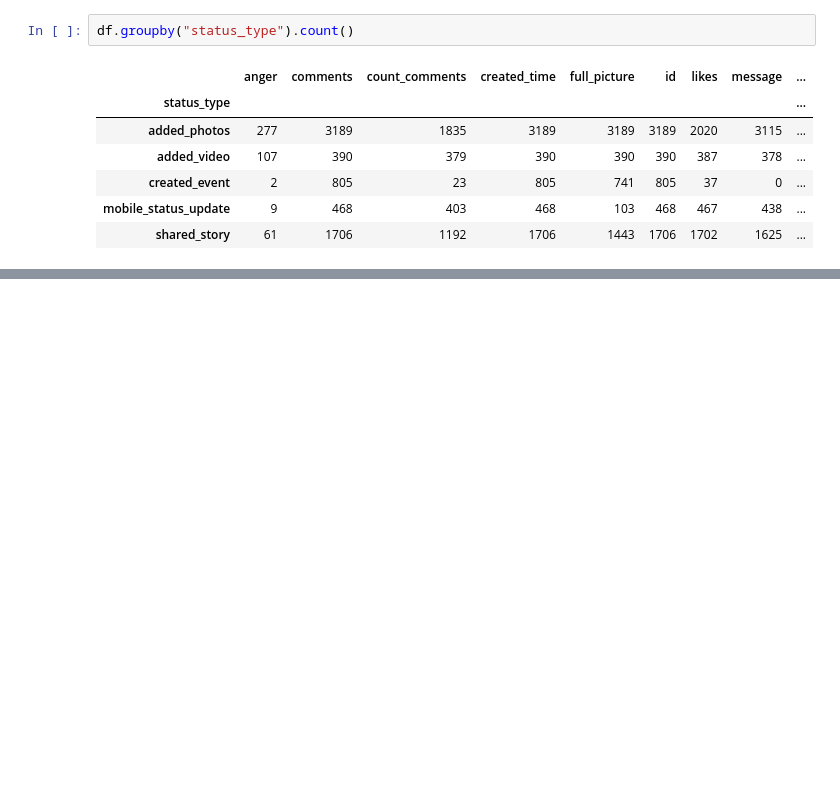
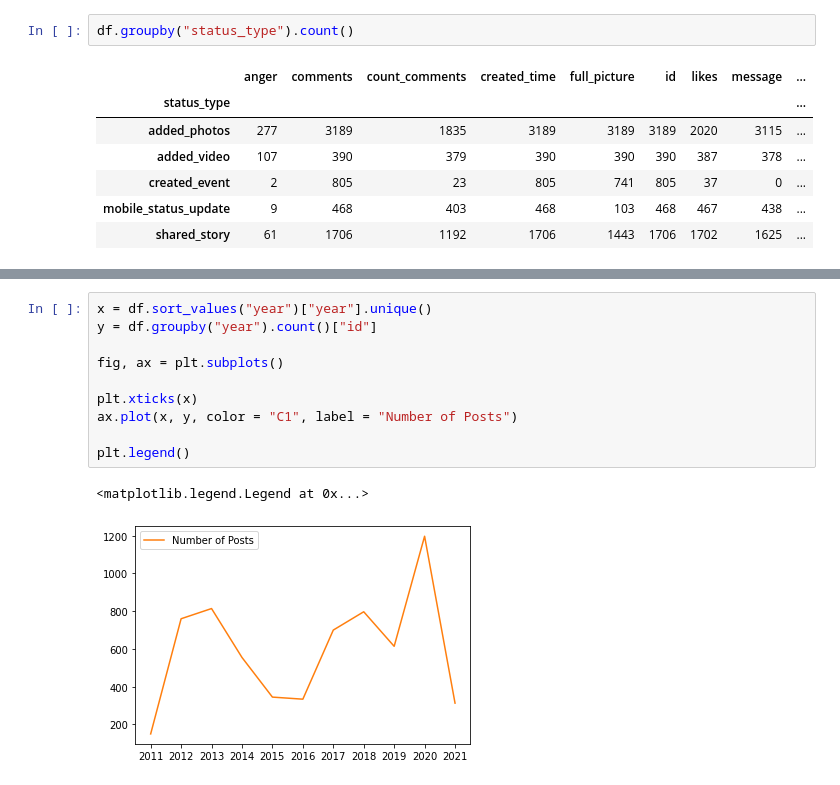
Before and after one commit to giatranhoang/usconsulate_insight, a Jupyter notebook: consulate insight.ipynb, the cells around one changed output, grey strips where cells are left out. Drawn from its saved outputs; the diff is of its cells as text; blank space fills up the shorter version.

```diff
--- a/consulate insight.ipynb
+++ b/consulate insight.ipynb
@@ -68,0 +135,13 @@ df.groupby("status_type").count()
+# %%
+x = df.sort_values("year")["year"].unique()
+y = df.groupby("year").count()["id"]
+
+fig, ax = plt.subplots()
+
+plt.xticks(x)
+ax.plot(x, y, color = "C1", label = "Number of Posts")
+
+plt.legend()
+# %% [output]
+<matplotlib.legend.Legend at 0x...>
+[figure, added]
```
Also changed, not shown: parts of 14 cells of this notebook.
